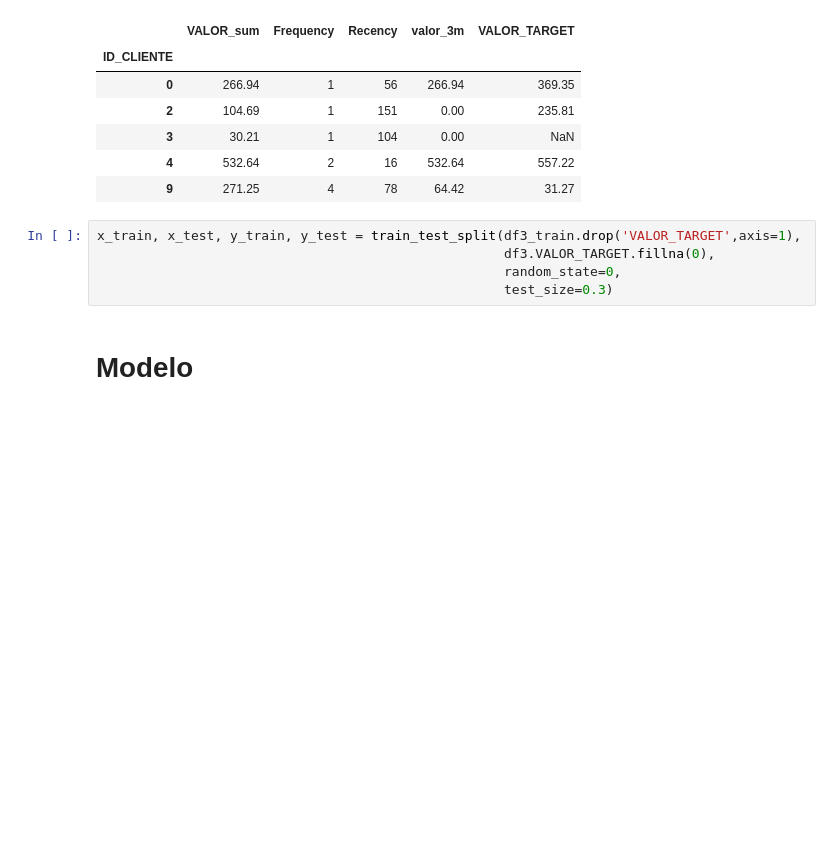
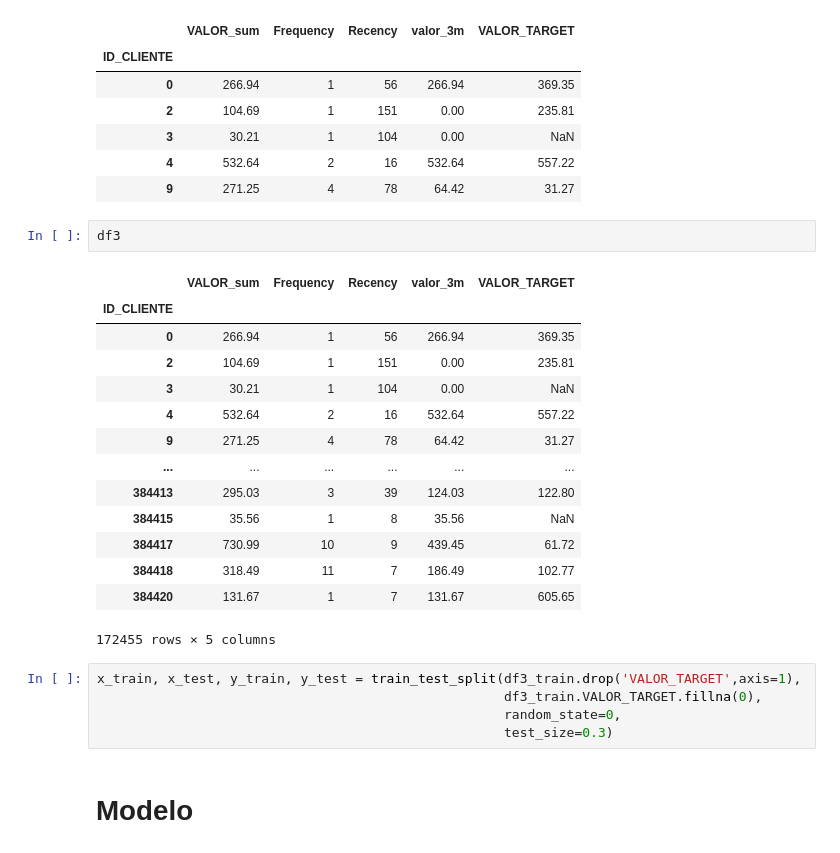
Before and after one commit to marcos-mansur/vlabs-challenge, a Jupyter notebook: Notebook/Second_model.ipynb, the cells around one changed output. Cells and saved outputs as stored; diff of their text form; blank space fills up the shorter version.

```diff
--- a/Notebook/Second_model.ipynb
+++ b/Notebook/Second_model.ipynb
@@ -174,9 +181,26 @@ df3_train.head()
 | 3 | 30.21 | 1 | 104 | 0.00 | NaN |
 | 4 | 532.64 | 2 | 16 | 532.64 | 557.22 |
 | 9 | 271.25 | 4 | 78 | 64.42 | 31.27 |
+# %%
+df3
+# %% [output]
+|  | VALOR_sum | Frequency | Recency | valor_3m | VALOR_TARGET |
+| ID_CLIENTE |  |  |  |  |  |
+| 0 | 266.94 | 1 | 56 | 266.94 | 369.35 |
+| 2 | 104.69 | 1 | 151 | 0.00 | 235.81 |
+| 3 | 30.21 | 1 | 104 | 0.00 | NaN |
+| 4 | 532.64 | 2 | 16 | 532.64 | 557.22 |
+| 9 | 271.25 | 4 | 78 | 64.42 | 31.27 |
+| ... | ... | ... | ... | ... | ... |
+| 384413 | 295.03 | 3 | 39 | 124.03 | 122.80 |
+| 384415 | 35.56 | 1 | 8 | 35.56 | NaN |
+| 384417 | 730.99 | 10 | 9 | 439.45 | 61.72 |
+| 384418 | 318.49 | 11 | 7 | 186.49 | 102.77 |
+| 384420 | 131.67 | 1 | 7 | 131.67 | 605.65 |
+172455 rows × 5 columns
 # %%
 x_train, x_test, y_train, y_test = train_test_split(df3_train.drop('VALOR_TARGET',axis=1),
-                                                    df3.VALOR_TARGET.fillna(0),
+                                                    df3_train.VALOR_TARGET.fillna(0),
                                                     random_state=0,
                                                     test_size=0.3)
 # %% [markdown]
```
Also changed, not shown: parts of 7 cells of this notebook, 1 other file.
